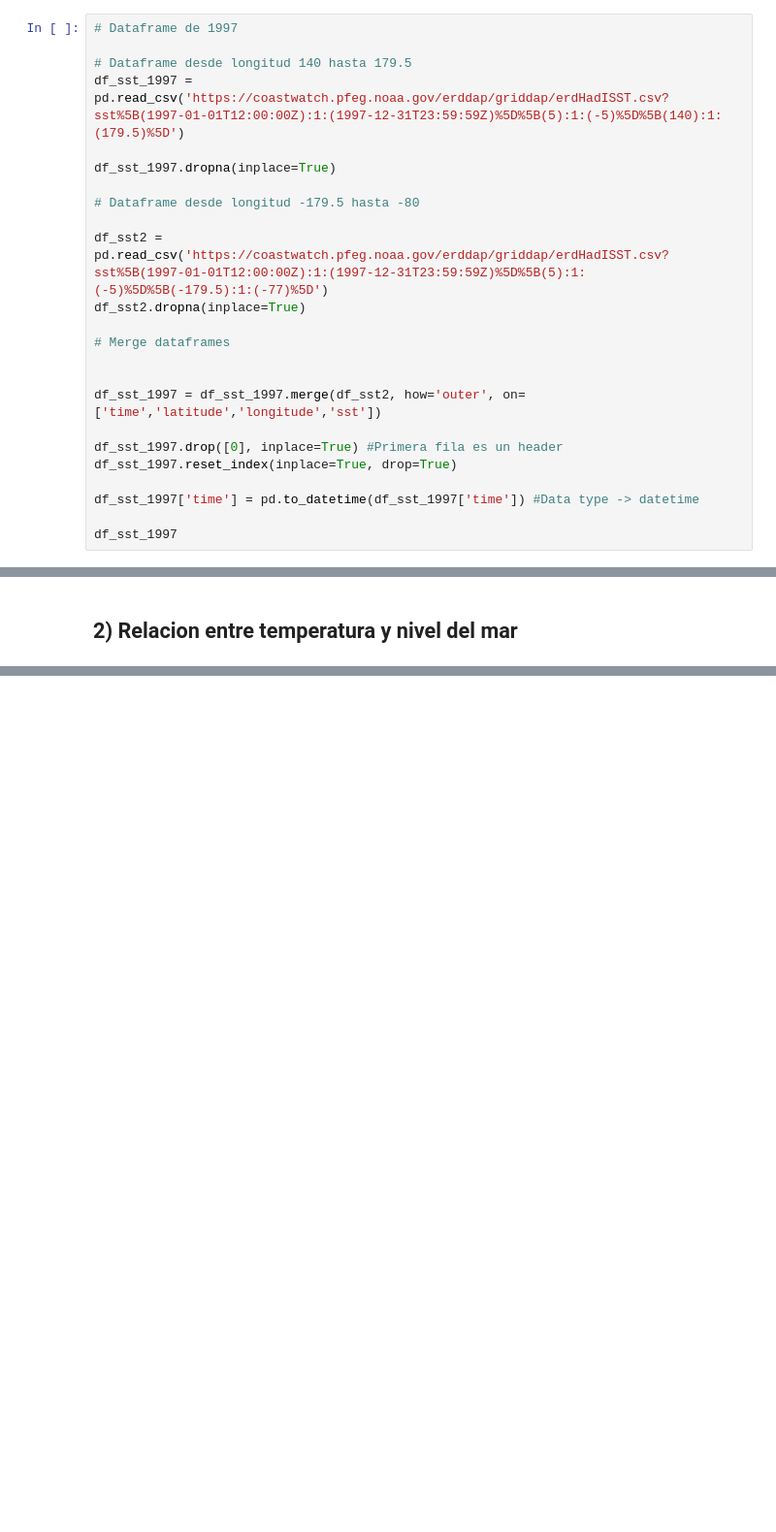
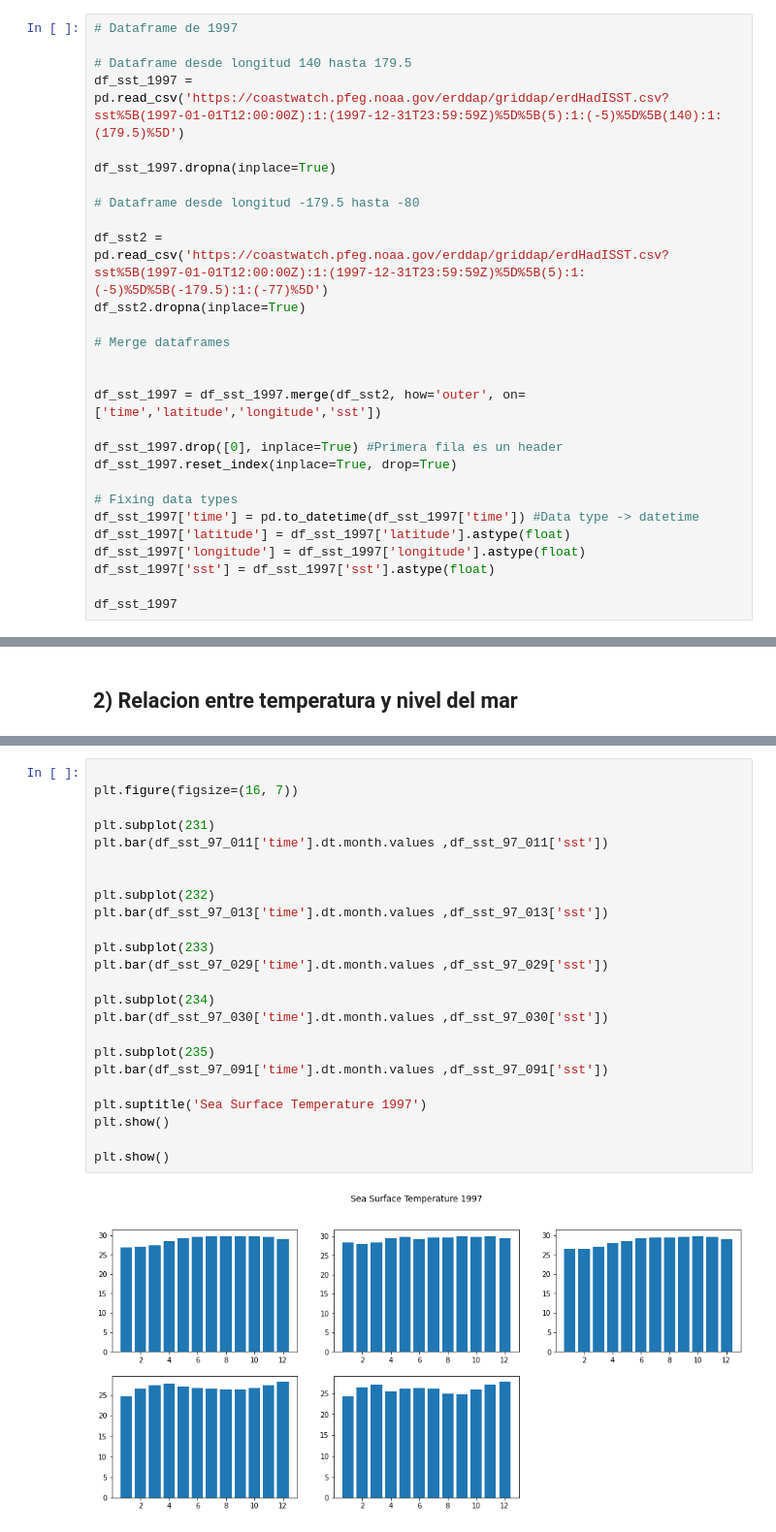
Before and after one commit to paulabenites/sea-level-variability, a Jupyter notebook: Sea Level Variability.ipynb, the cells around one changed output, grey strips where cells are left out. Shown: that part at 97% size. Saved outputs shown, nothing was run; the diff lists cells and outputs as text; blank space fills up the shorter version.

```diff
--- a/Sea Level Variability.ipynb
+++ b/Sea Level Variability.ipynb
@@ -72,7 +72,11 @@ df_sst_1997 = df_sst_1997.merge(df_sst2, how='outer', on=['time','latitude','lon
 df_sst_1997.drop([0], inplace=True) #Primera fila es un header
 df_sst_1997.reset_index(inplace=True, drop=True)
 
+# Fixing data types
 df_sst_1997['time'] = pd.to_datetime(df_sst_1997['time']) #Data type -> datetime
+df_sst_1997['latitude'] = df_sst_1997['latitude'].astype(float)
+df_sst_1997['longitude'] = df_sst_1997['longitude'].astype(float)
+df_sst_1997['sst'] = df_sst_1997['sst'].astype(float)
 
 df_sst_1997
 # %% [output]
@@ -340,0 +465,26 @@ df_sst_2015
+# %%
+
+plt.figure(figsize=(16, 7))
+
+plt.subplot(231)
+plt.bar(df_sst_97_011['time'].dt.month.values ,df_sst_97_011['sst'])
+
+
+plt.subplot(232)
+plt.bar(df_sst_97_013['time'].dt.month.values ,df_sst_97_013['sst'])
+
+plt.subplot(233)
+plt.bar(df_sst_97_029['time'].dt.month.values ,df_sst_97_029['sst'])
+
+plt.subplot(234)
+plt.bar(df_sst_97_030['time'].dt.month.values ,df_sst_97_030['sst'])
+
+plt.subplot(235)
+plt.bar(df_sst_97_091['time'].dt.month.values ,df_sst_97_091['sst'])
+
+plt.suptitle('Sea Surface Temperature 1997')
+plt.show()
+
+plt.show()
+# %% [output]
+[figure, added]
```
Also changed, not shown: parts of 10 cells of this notebook.
